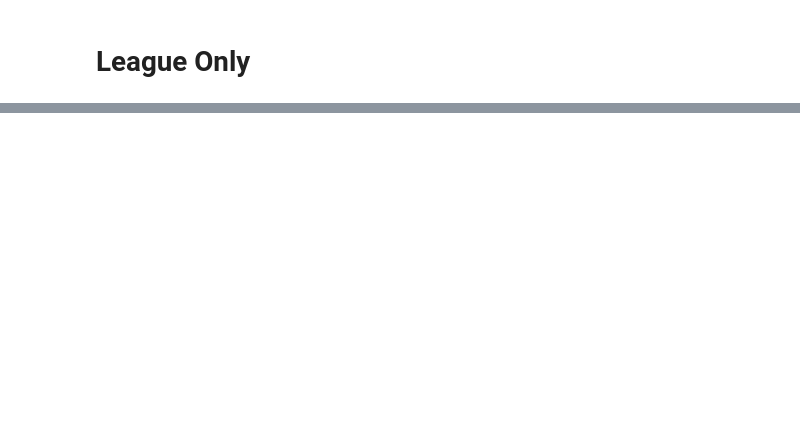
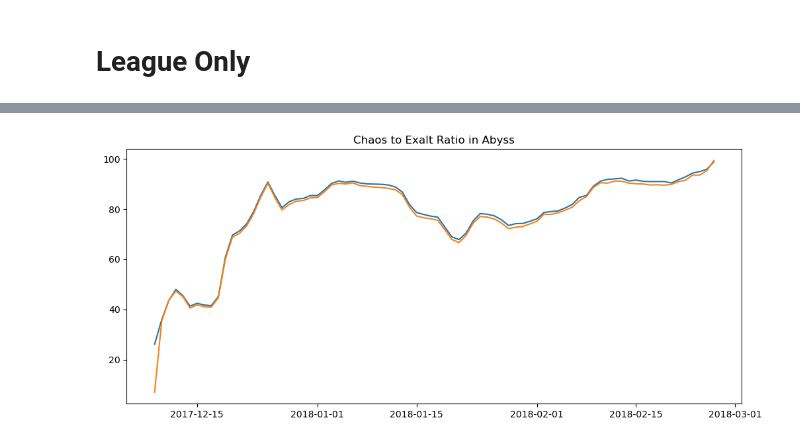
Before and after one commit to EKYS12/PoE_Currency_Market_Analysis, a Jupyter notebook: notebooks/eda.ipynb, the cells around one changed output, grey strips where cells are left out. Saved outputs shown, nothing was run; the diff lists cells and outputs as text; code cells hidden in the pictures; blank space fills up the shorter version.

Commit message:
Got function imports working, wrote some more functions, and got some graphs made

```diff
--- a/notebooks/eda.ipynb
+++ b/notebooks/eda.ipynb
@@ -105,0 +39,4 @@ ModuleNotFoundError: No module named 'code.currency_df'; 'code' is not a package
+# %%
+df = league_df('Abyss', 'exalt')
+
+df.head()
@@ -105,0 +50,4 @@ ModuleNotFoundError: No module named 'code.currency_df'; 'code' is not a package
+# %%
+df = trade_ratio(df)
+
+df.head()
@@ -105,0 +61,15 @@ ModuleNotFoundError: No module named 'code.currency_df'; 'code' is not a package
+# %%
+plt.figure(figsize=(12,5))
+plt.plot(
+    df[df['Ratio Label'] == 'E-C']['Date'],
+    df[df['Ratio Label'] == 'E-C']['Ratio'],
+)
+plt.plot(
+    df[df['Ratio Label'] == 'E-C']['Date'],
+    df[df['Ratio Label'] == 'C-E']['Ratio'],
+)
+
+plt.title('Chaos to Exalt Ratio in Abyss')
+plt.show;
+# %% [output]
+[figure, added]
```
Also changed, not shown: parts of 29 cells of this notebook, 7 other files.
